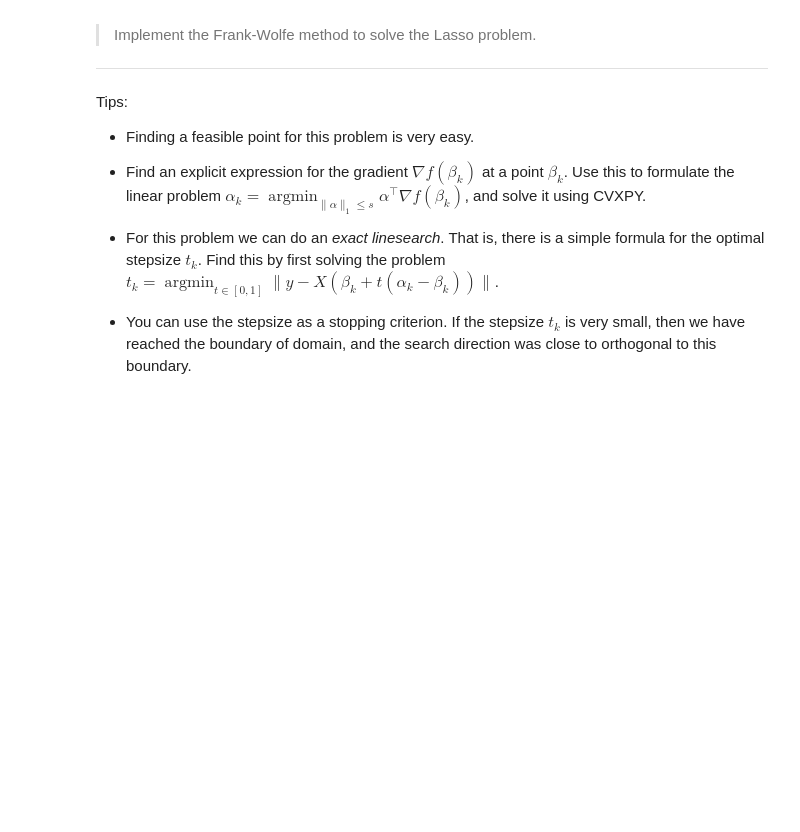
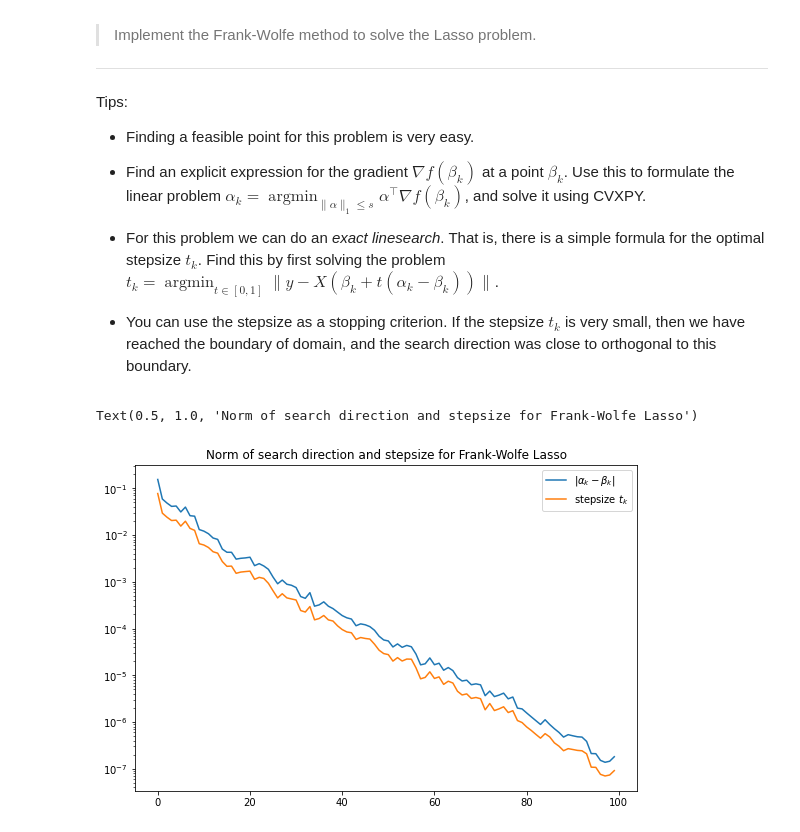
Before and after one commit to anhnguyendepocen/optimization-II-2021, a Jupyter notebook: notebooks/week14.ipynb, the cells around one changed output. Cells and saved outputs as stored; diff of their text form; code cells hidden in the pictures; blank space fills up the shorter version.

```diff
--- a/notebooks/week14.ipynb
+++ b/notebooks/week14.ipynb
@@ -234,38 +284,77 @@ def FW_LASSO(X, y, s=1, max_its=100):
     """Solve the LASSO problem using Frank-Wolfe.
 
     Input is mean-centered data X,y, the value of `s`,
     and the maximum number of iterations."""
 
-    # ENTER YOUR CODE HERE
+    # BEGIN SOLUTION
+    N, n = X.shape
+    beta = np.zeros(n)
 
+    beta_norms = []
+    stepsizes=[]
+
+    for _ in range(max_its):
+        grad = LASSO_grad(X, y, beta)
+        alpha = min_linear_problem(grad, s)
+        t = opt_linesearch(X, y, beta, alpha - beta)
+        beta_norms.append(t*np.linalg.norm(alpha-beta))
+        stepsizes.append(t)
+        beta = beta + t * (alpha - beta)
+        if t < 1e-8:  # step size is good stopping criterion
+            break
+    return beta, beta_norms, stepsizes
+
+    # END SOLUTION
 
 
 def LASSO_grad(X, y, beta):
     """Return the gradient of the LASSO problem for data X,y at point `beta`"""
 
-    # ENTER YOUR CODE HERE
-
+    # BEGIN SOLUTION
+    return 2 * (X.T @ X) @ beta - 2 * X.T @ y
+    # END SOLUTION
 
 
 def min_linear_problem(grad, s):
     """Find the minimum of the linear problem.
 
     Depends on the LASSO gradient and the value of `s` determining
     the constraint set."""
 
-    # ENTER YOUR CODE HERE
-
+    # BEGIN SOLUTION
+    alpha = cp.Variable(len(grad))
+    objective = cp.Minimize(grad @ alpha)
+    constraints = [cp.norm(alpha, p=1) <= s]
+    problem = cp.Problem(objective, constraints)
+    problem.solve()
+    return alpha.value
+    # END SOLUTION
 
 
 def opt_linesearch(X, y, beta, direction):
     """Return the result of exact linesearch.
     That is, the best possible choice of stepsize `t`. Make sure
     that this doesn't escape the constraint set."""
 
-    # ENTER YOUR CODE HERE
-
+    # BEGIN SOLUTION
+    numerator = np.dot(y, X @ direction) - np.dot(X @ beta, X @ direction)
+    denominator = np.linalg.norm(X @ direction) ** 2
+    if denominator == 0:
+        return 1
+    else:
+        return min(numerator / denominator, 1)
+    # END SOLUTION
 
 
 # Compute beta from data. Compare to ground truth
-beta = FW_LASSO(X, y)
+beta, beta_norms, stepsizes = FW_LASSO(X, y, s=2)
 beta - beta_true
+
+plt.plot(beta_norms, label=r"$\|\alpha_k - \beta_k\|$")
+plt.plot(stepsizes, label="stepsize $t_k$")
+plt.yscale('log')
+plt.legend();
+plt.title("Norm of search direction and stepsize for Frank-Wolfe Lasso")
+# %% [output]
+Text(0.5, 1.0, 'Norm of search direction and stepsize for Frank-Wolfe Lasso')
+[figure, added]
```
Also changed, not shown: parts of 2 cells of this notebook.
